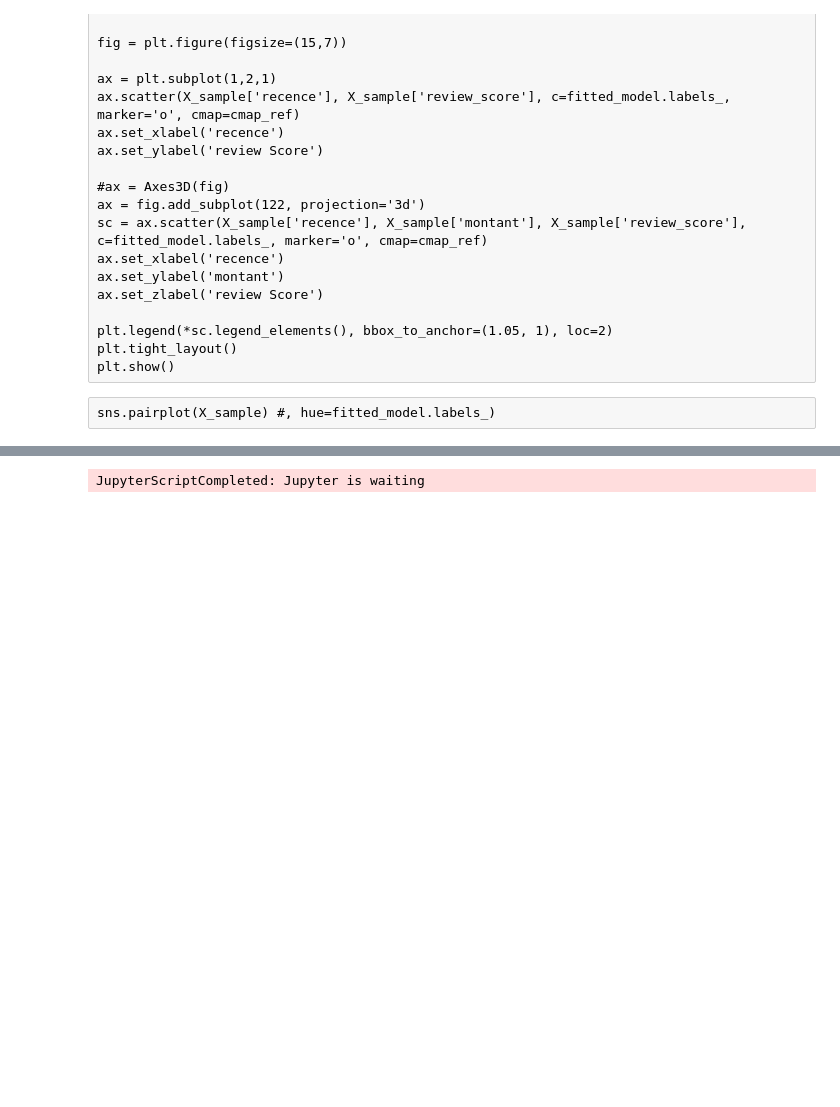
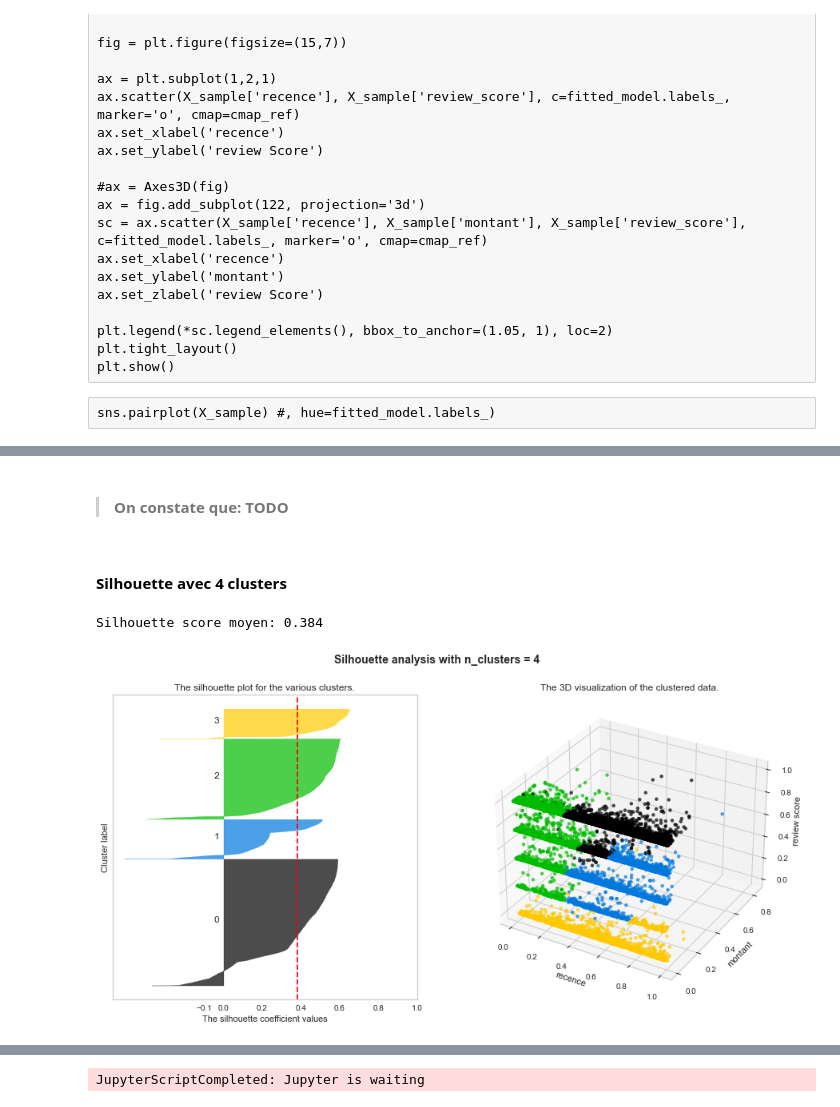
Before and after one commit to Valkea/OC_AI_05, a Jupyter notebook: 02_Clustering.ipynb, the cells around one changed output, grey strips where cells are left out. Cells and saved outputs as stored; diff of their text form; code cells hidden in the pictures; blank space fills up the shorter version.

```diff
--- a/02_Clustering.ipynb
+++ b/02_Clustering.ipynb
@@ -1233,0 +1298,9 @@ sns.pairplot(X_sample) #, hue=fitted_model.labels_)
+# %% [markdown]
+>#### On constate que: **TODO**
+# %% [markdown]
+#### Silhouette avec **4 clusters**
+# %%
+fitted_model = plot_silhouette(AgglomerativeClustering(n_clusters=4), X_sample)
+# %% [output]
+Silhouette score moyen: 0.384
+[figure, added]
```
Also changed, not shown: parts of 38 cells of this notebook.
